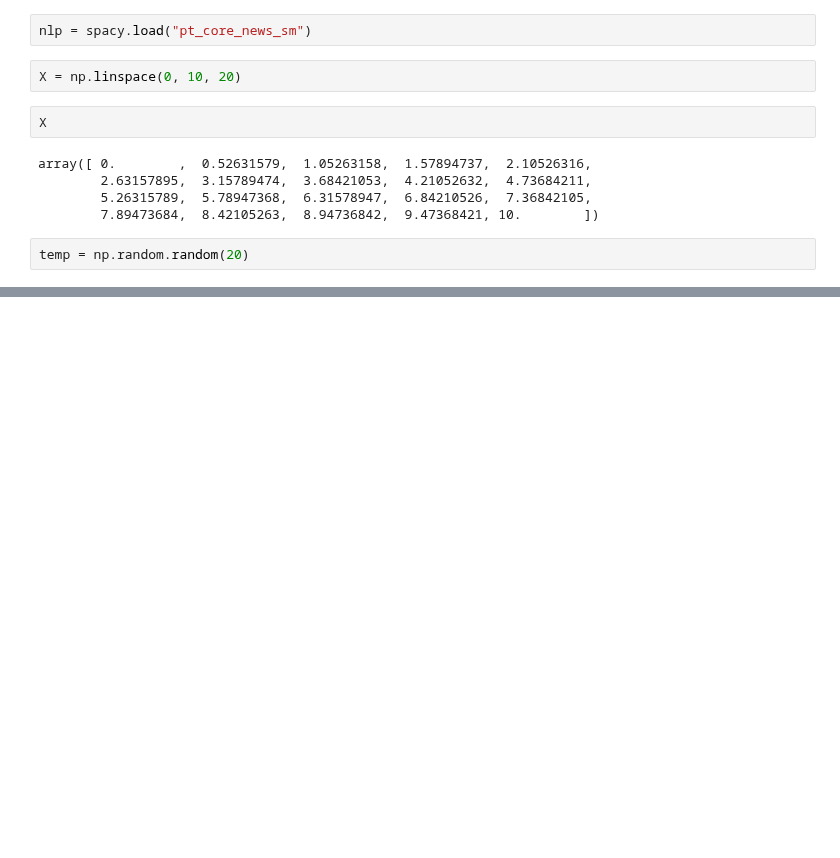
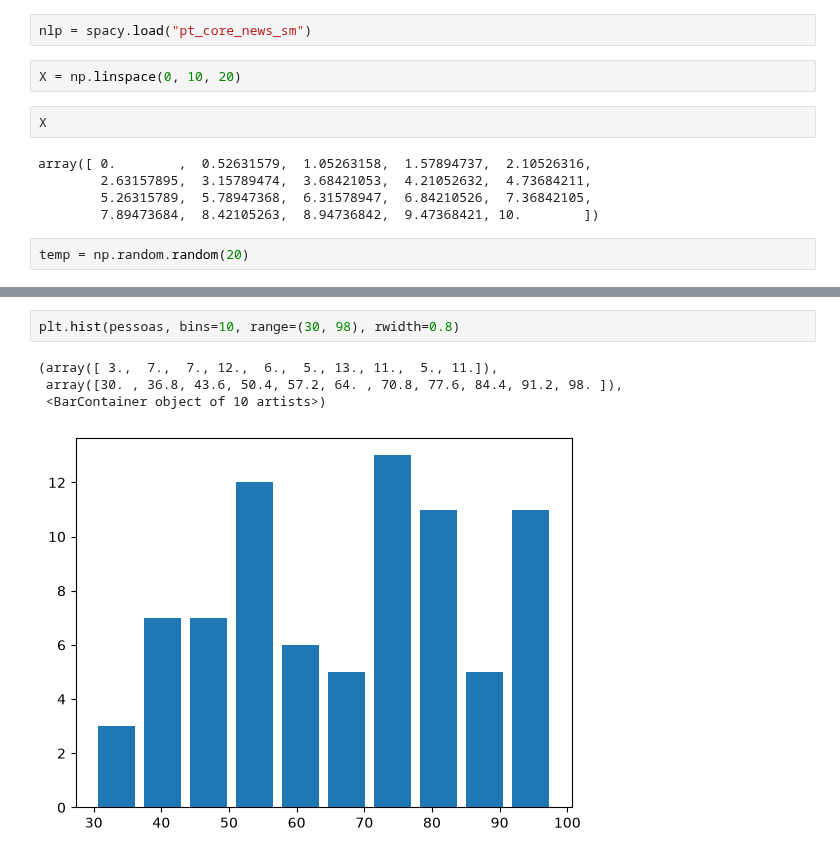
Before and after one commit to antoniorcn/fatec-2026-2s, a Jupyter notebook: itq-dsm-pln/aula07/Plot 1.ipynb, the cells around one changed output, grey strips where cells are left out. Saved outputs shown, nothing was run; the diff lists cells and outputs as text; blank space fills up the shorter version.

```diff
--- a/itq-dsm-pln/aula07/Plot 1.ipynb
+++ b/itq-dsm-pln/aula07/Plot 1.ipynb
@@ -56,0 +64,7 @@ plt.show()
+# %%
+plt.hist(pessoas, bins=10, range=(30, 98), rwidth=0.8)
+# %% [output]
+(array([ 3.,  7.,  7., 12.,  6.,  5., 13., 11.,  5., 11.]),
+ array([30. , 36.8, 43.6, 50.4, 57.2, 64. , 70.8, 77.6, 84.4, 91.2, 98. ]),
+ <BarContainer object of 10 artists>)
+[figure, added]
```
Also changed, not shown: parts of 7 cells of this notebook.
